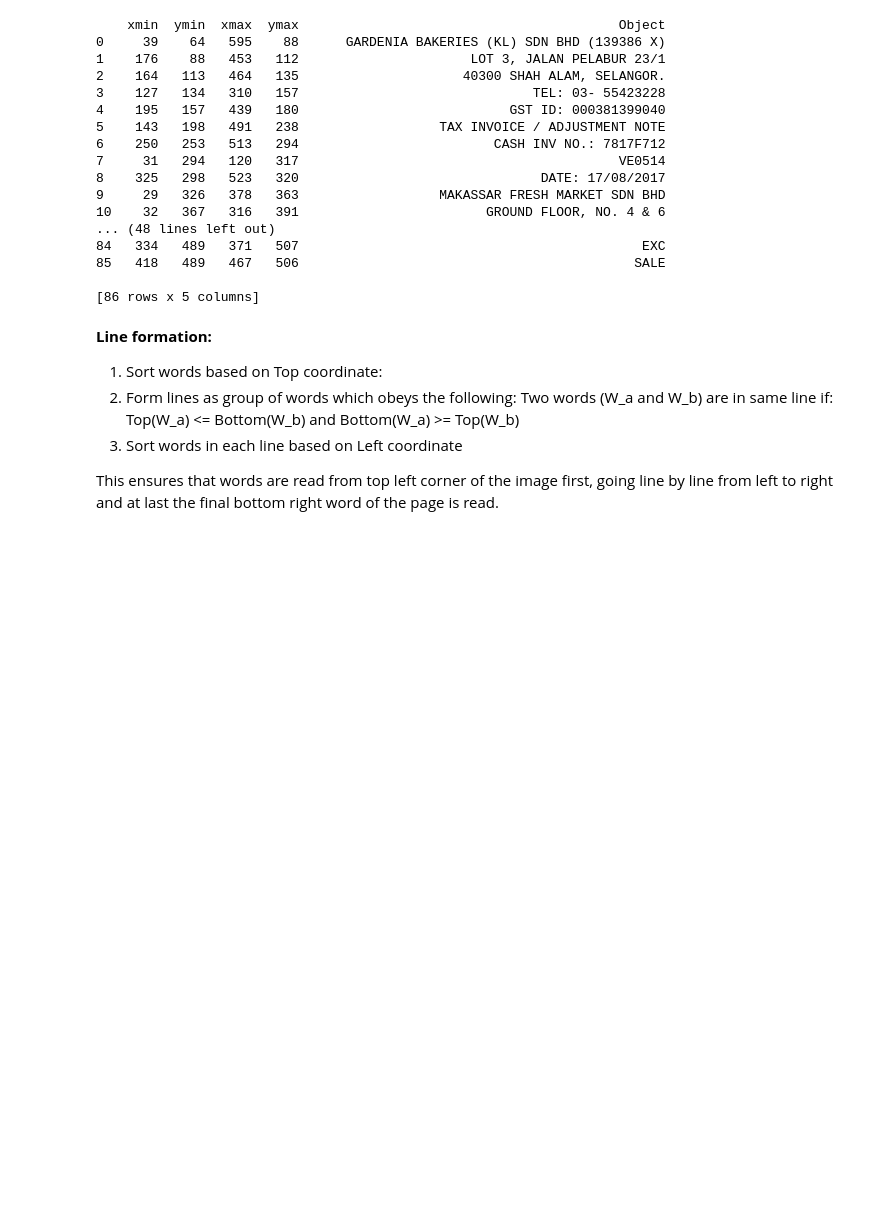
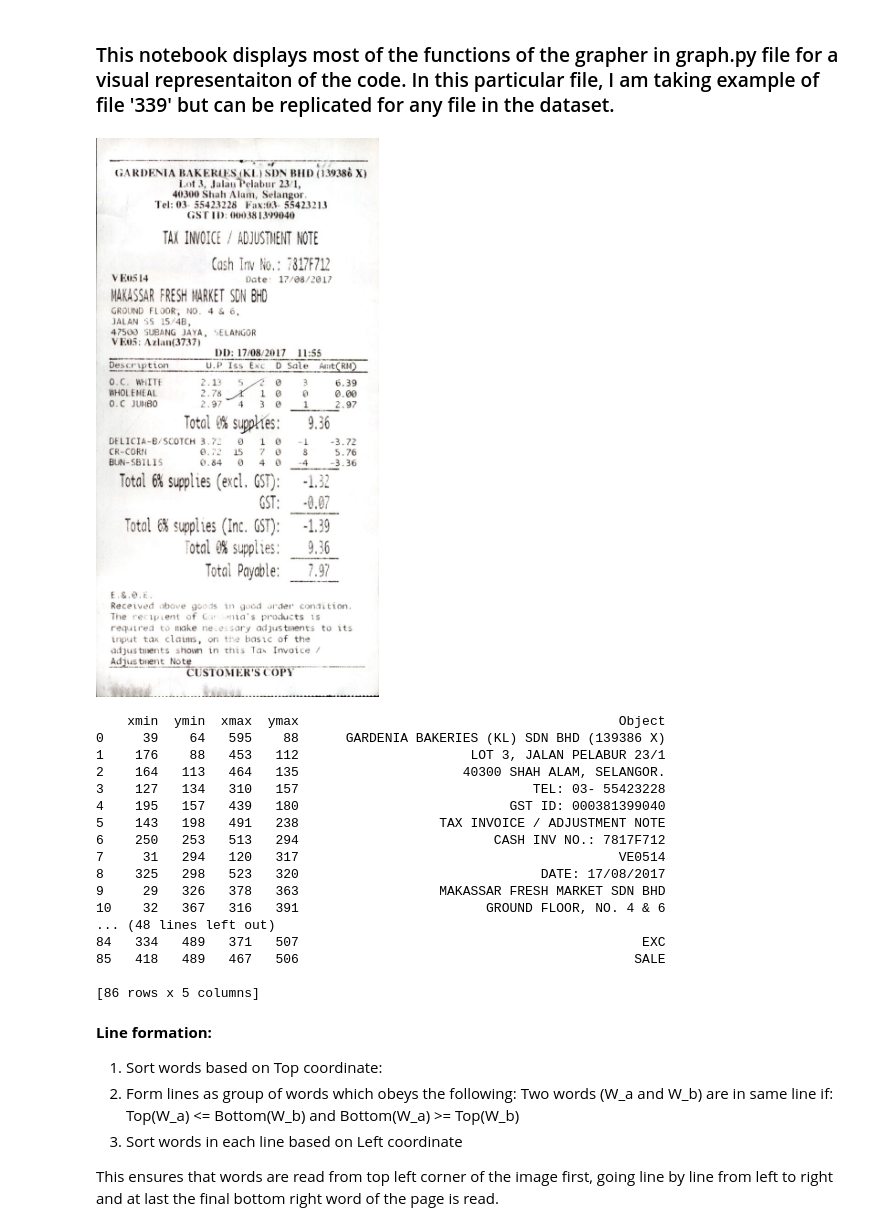
Before and after one commit to dineshkumares/info_extraction_receipts, a Jupyter notebook: notebooks/grapher.ipynb, the cells around one changed output. Cells and saved outputs as stored; diff of their text form; code cells hidden in the pictures; blank space fills up the shorter version.

```diff
--- a/notebooks/grapher.ipynb
+++ b/notebooks/grapher.ipynb
@@ -8,5 +8,14 @@ import math
 import itertools
 # for making adjacency matrix
 import networkx as nx
+# %% [markdown]
+### This notebook displays most of the functions of the grapher in graph.py file for a visual representaiton of the code. In this particular file, I am taking example of file '339' but can be replicated for any file in the dataset.
+# %%
+from PIL import Image
+
+image = Image.open('../data/raw/img/339.jpg')
+image
+# %% [output]
+[figure, added]
 # %%
 image = cv2.imread("../data/raw/img/339.jpg")
```
Also changed, not shown: parts of 4 cells of this notebook, 9 other files.
